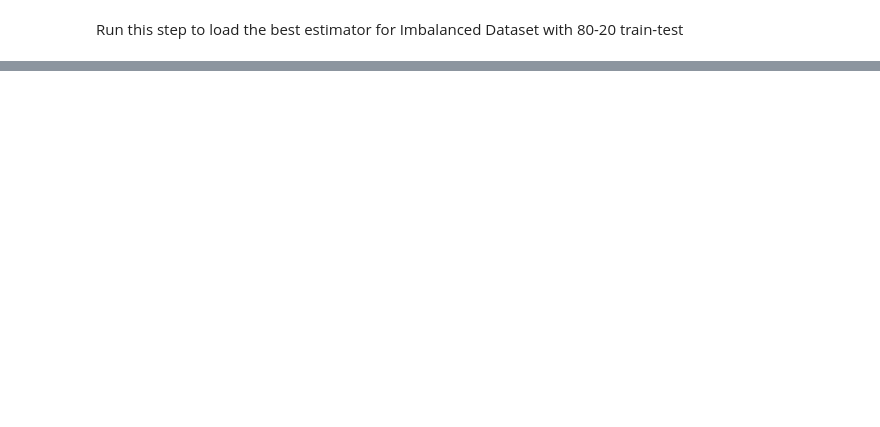
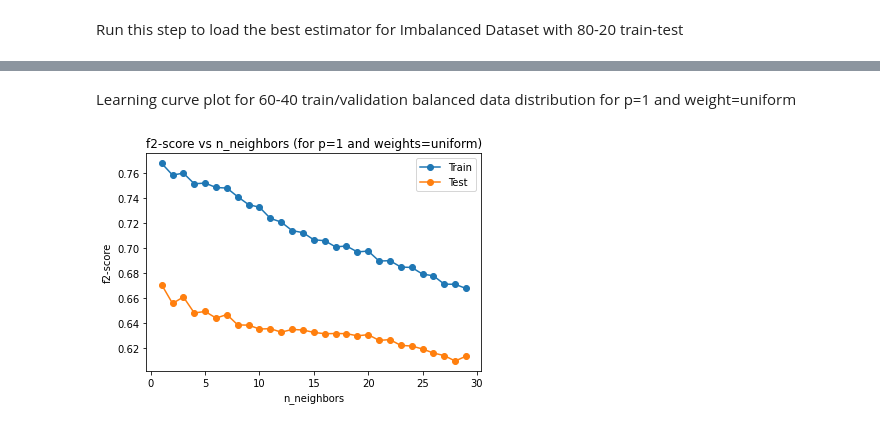
Before and after one commit to DebGil/COM9071-1, a Jupyter notebook: deborah_gil_R00183608-Copy2.ipynb, the cells around one changed output, grey strips where cells are left out. Drawn from its saved outputs; the diff is of its cells as text; code cells hidden in the pictures; blank space fills up the shorter version.

```diff
--- a/deborah_gil_R00183608-Copy2.ipynb
+++ b/deborah_gil_R00183608-Copy2.ipynb
@@ -664,0 +605,27 @@ pyplot.show()
+# %% [markdown]
+Learning curve plot for 60-40 train/validation balanced data distribution for p=1 and weight=uniform
+# %%
+from matplotlib import pyplot
+
+cv_results_knn_balanced_3 = pd.DataFrame(grid_knn_balanced_3.cv_results_)
+
+bool_p = cv_results_knn_balanced_3["param_classifier__p"]==1
+bool_weight= cv_results_knn_balanced_3["param_classifier__weights"]=="uniform"
+
+cv_results_bal_3 = cv_results_knn_balanced_3.loc[bool_p & bool_weight]
+
+mean_test_score_bal_3 = cv_results_bal_3["mean_test_score"]
+mean_train_score_bal_3 = cv_results_bal_3["mean_train_score"]
+
+#print (cv_results_bal_3_p)
+values = [i for i in range(1, 30)]
+
+pyplot.plot(values, mean_train_score_bal_3, '-o', label='Train')
+pyplot.plot(values, mean_test_score_bal_3, '-o', label='Test')
+plt.title("f2-score vs n_neighbors (for p=1 and weights=uniform)")
+plt.xlabel('n_neighbors')
+plt.ylabel('f2-score')
+pyplot.legend()
+pyplot.show()
+# %% [output]
+[figure, added]
```
Also changed, not shown: parts of 22 cells of this notebook, 14 other files.
